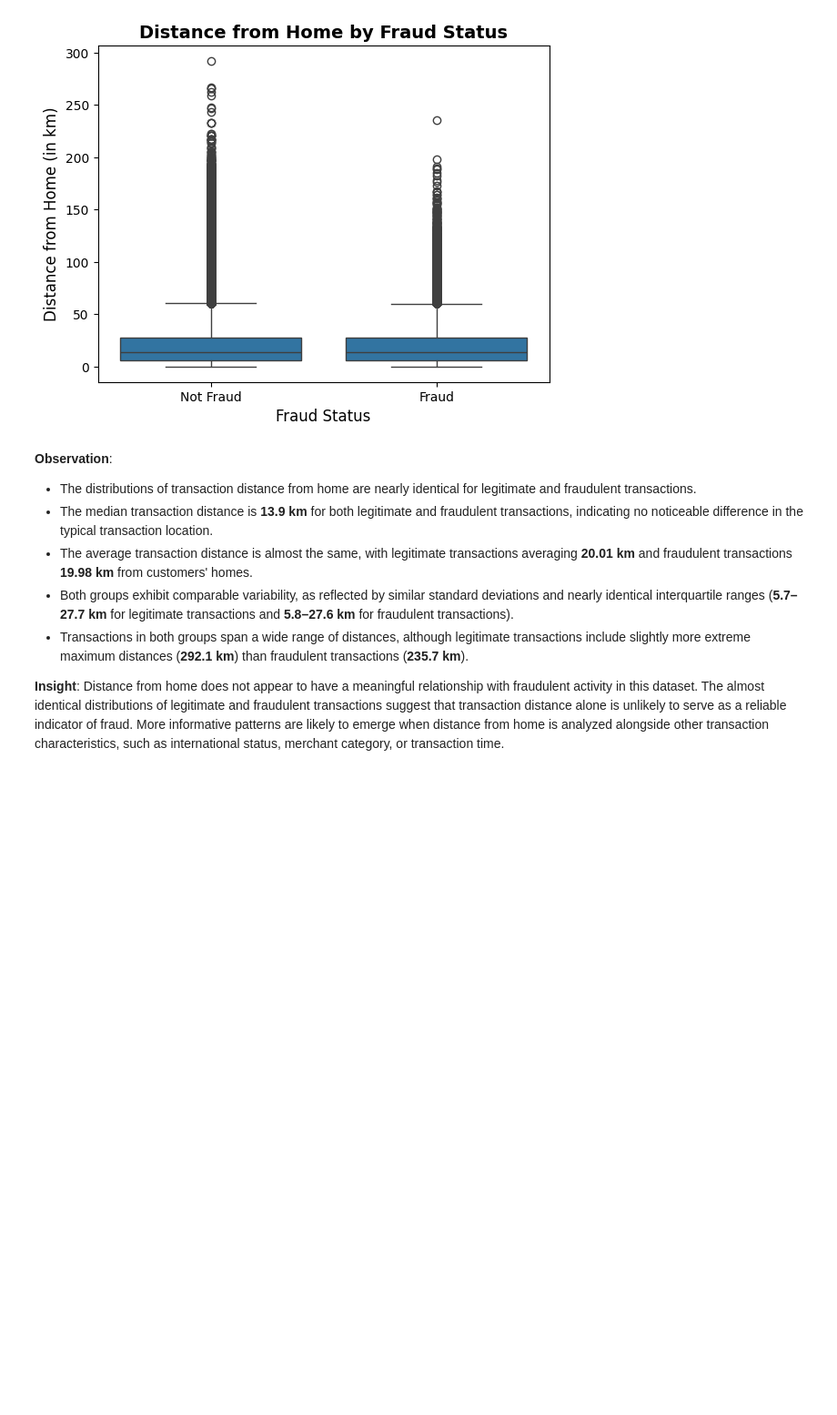
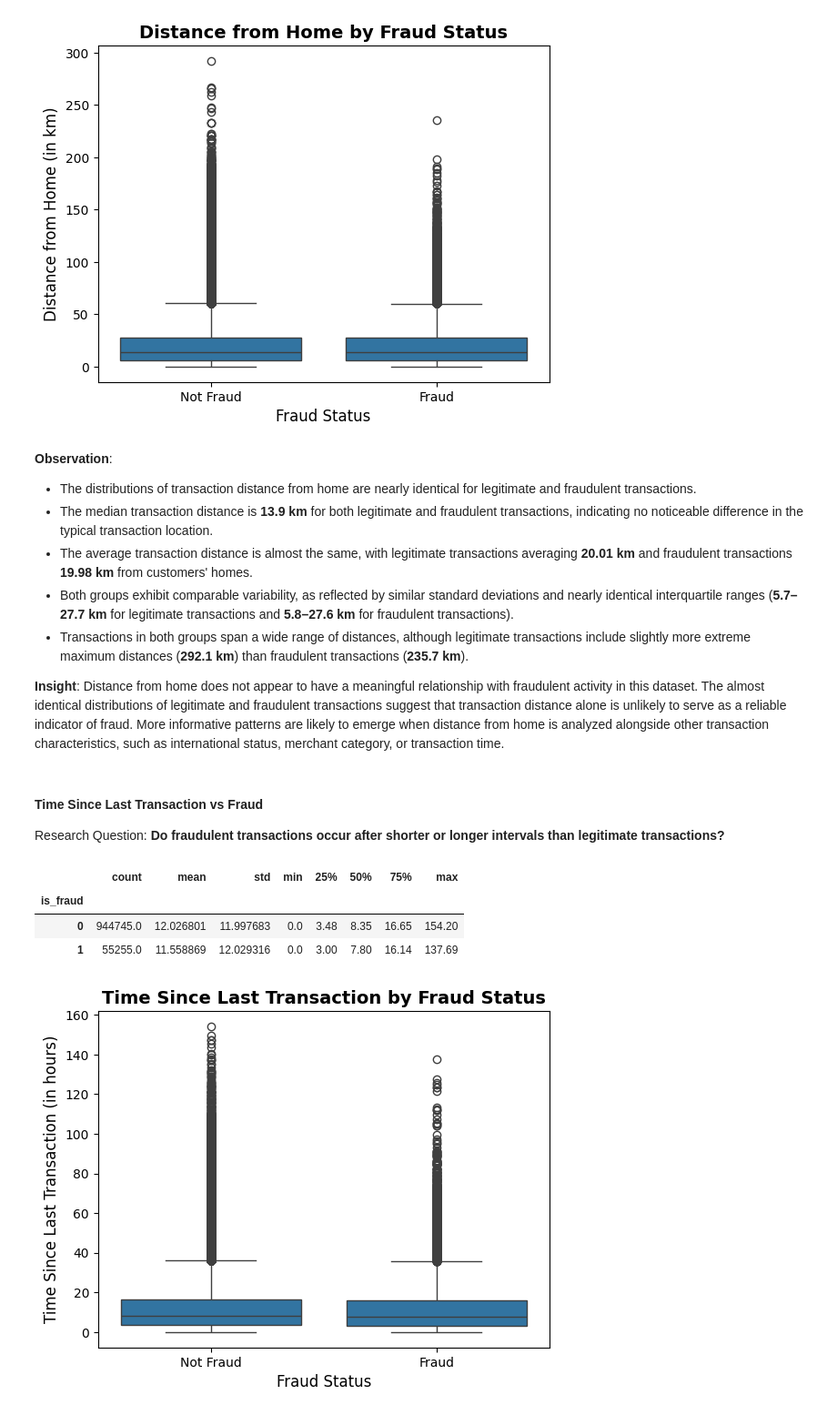
Before and after one commit to abhi-saurav-saroya/bank-fraud-eda, a Jupyter notebook: notebooks/02_exploratory_data_analysis.ipynb, the cells around one changed output. Shown at 91% size. Saved outputs shown, nothing was run; the diff lists cells and outputs as text; code cells hidden in the pictures; blank space fills up the shorter version.

Commit message:
feat(eda/bivariate-analysis): add Time Since Last Transaction vs Fraud analysis under Transaction Behaviour by Fraud Status

```diff
--- a/notebooks/02_exploratory_data_analysis.ipynb
+++ b/notebooks/02_exploratory_data_analysis.ipynb
@@ -1774,3 +1774,29 @@ plt.show()
 - Transactions in both groups span a wide range of distances, although legitimate transactions include slightly more extreme maximum distances (**292.1 km**) than fraudulent transactions (**235.7 km**).
 
 **Insight**: Distance from home does not appear to have a meaningful relationship with fraudulent activity in this dataset. The almost identical distributions of legitimate and fraudulent transactions suggest that transaction distance alone is unlikely to serve as a reliable indicator of fraud. More informative patterns are likely to emerge when distance from home is analyzed alongside other transaction characteristics, such as international status, merchant category, or transaction time.
+# %% [markdown]
+#### Time Since Last Transaction vs Fraud
+
+Research Question: **Do fraudulent transactions occur after shorter or longer intervals than legitimate transactions?**
+# %%
+df.groupby("is_fraud")["time_since_last_txn_hrs"].describe()
+# %% [output]
+|  | count | mean | std | min | 25% | 50% | 75% | max |
+| is_fraud |  |  |  |  |  |  |  |  |
+| 0 | 944745.0 | 12.026801 | 11.997683 | 0.0 | 3.48 | 8.35 | 16.65 | 154.20 |
+| 1 | 55255.0 | 11.558869 | 12.029316 | 0.0 | 3.00 | 7.80 | 16.14 | 137.69 |
+# %%
+sns.boxplot(
+    data=df,
+    x="is_fraud",
+    y="time_since_last_txn_hrs"
+)
+
+plt.title("Time Since Last Transaction by Fraud Status", fontsize=14, fontweight="bold")
+plt.xlabel("Fraud Status", fontsize=12)
+plt.ylabel("Time Since Last Transaction (in hours)", fontsize=12)
+plt.xticks([0, 1], ["Not Fraud", "Fraud"])
+
+plt.show()
+# %% [output]
+[figure, added]
```
Also changed, not shown: parts of 1 cell of this notebook.
